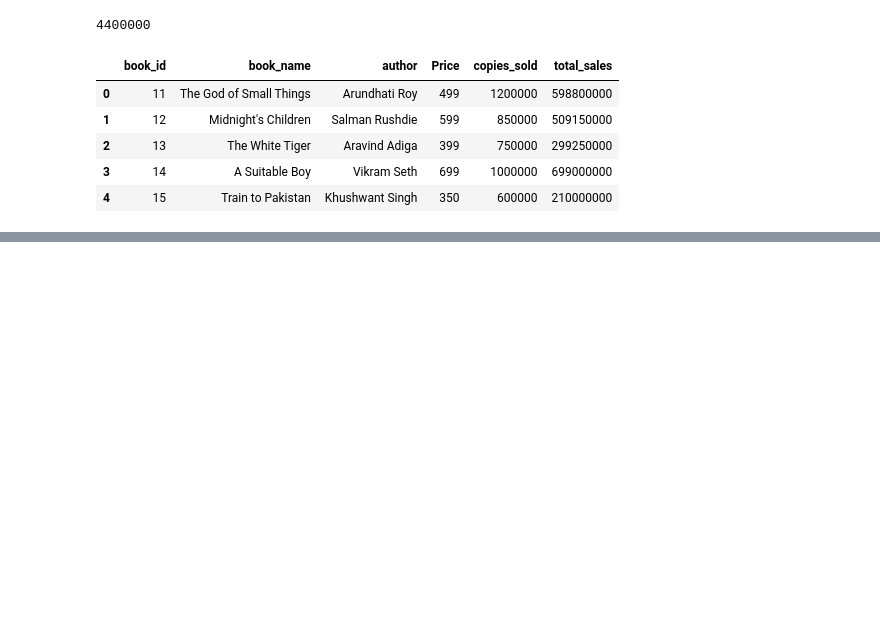
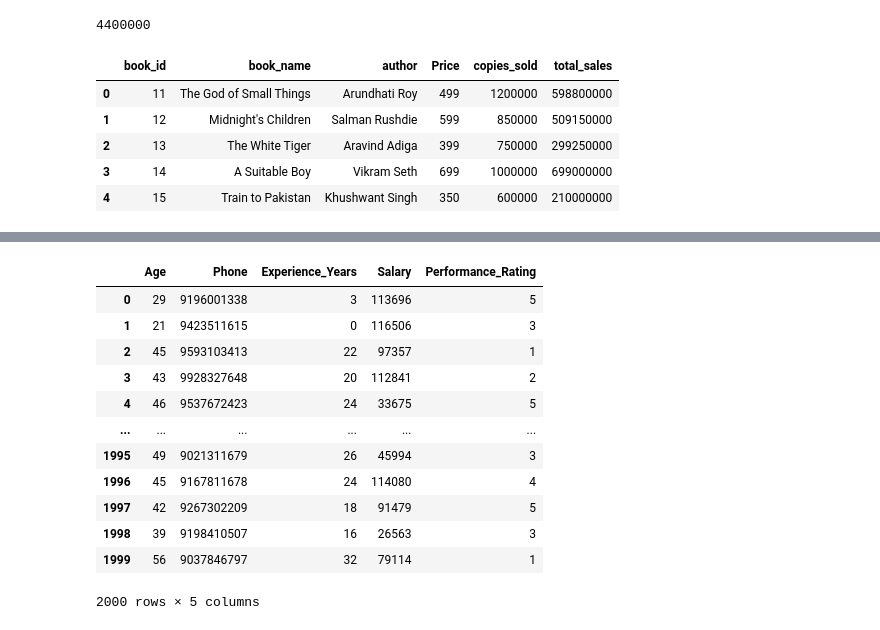
Before and after one commit to prasad2154/NewVision, a Jupyter notebook: Practice_Work/pandas_practice.ipynb, the cells around one changed output, grey strips where cells are left out. Saved outputs shown, nothing was run; the diff lists cells and outputs as text; code cells hidden in the pictures; blank space fills up the shorter version.

```diff
--- a/Practice_Work/pandas_practice.ipynb
+++ b/Practice_Work/pandas_practice.ipynb
@@ -267,0 +424,16 @@ df1
+# %%
+d.select_dtypes(include=[float,int])
+# %% [output]
+|  | Age | Phone | Experience_Years | Salary | Performance_Rating |
+| 0 | 29 | 9196001338 | 3 | 113696 | 5 |
+| 1 | 21 | 9423511615 | 0 | 116506 | 3 |
+| 2 | 45 | 9593103413 | 22 | 97357 | 1 |
+| 3 | 43 | 9928327648 | 20 | 112841 | 2 |
+| 4 | 46 | 9537672423 | 24 | 33675 | 5 |
+| ... | ... | ... | ... | ... | ... |
+| 1995 | 49 | 9021311679 | 26 | 45994 | 3 |
+| 1996 | 45 | 9167811678 | 24 | 114080 | 4 |
+| 1997 | 42 | 9267302209 | 18 | 91479 | 5 |
+| 1998 | 39 | 9198410507 | 16 | 26563 | 3 |
+| 1999 | 56 | 9037846797 | 32 | 79114 | 1 |
+2000 rows × 5 columns
```
Also changed, not shown: parts of 17 cells of this notebook.
